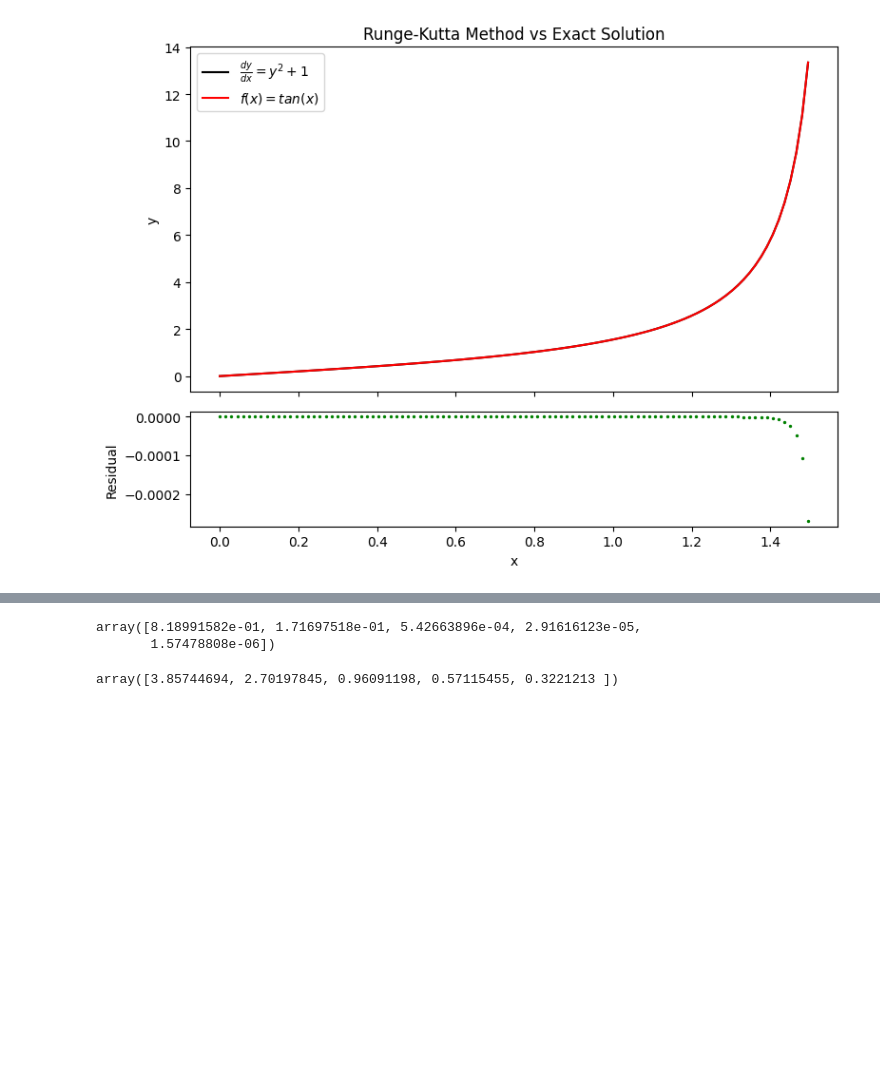
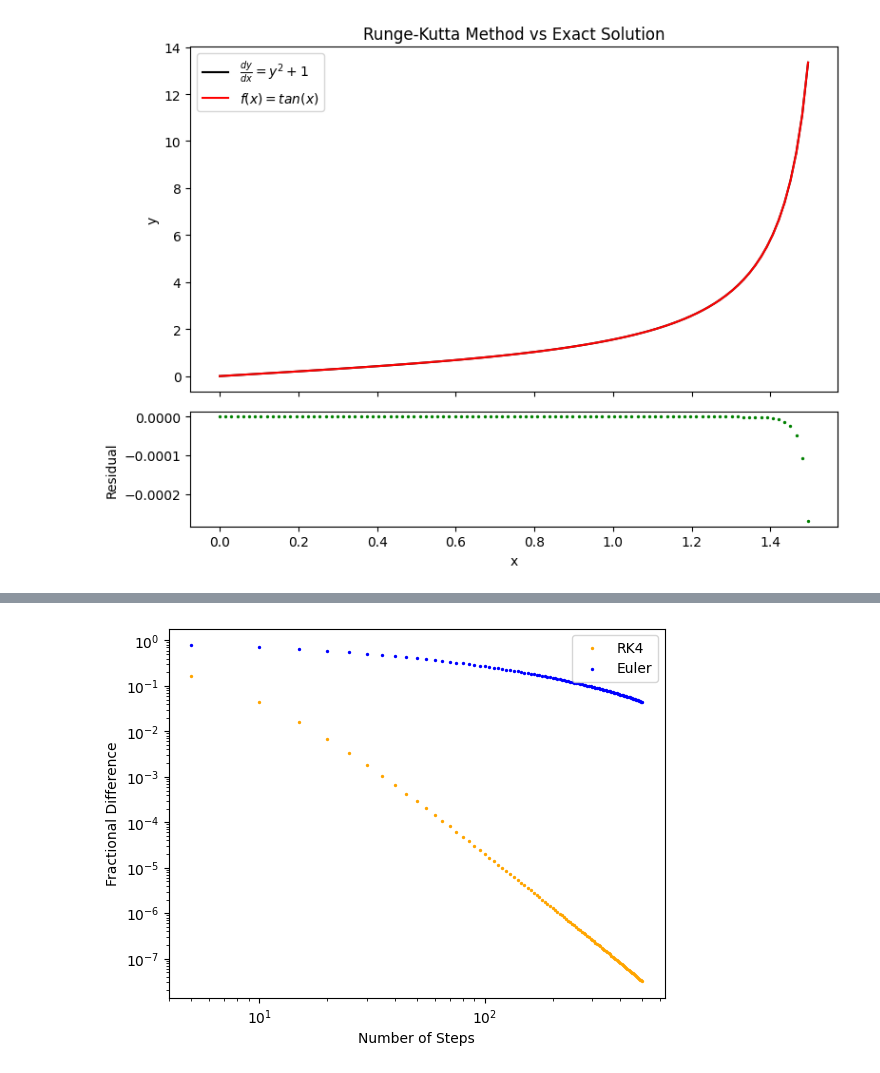
Before and after one commit to Clambert-OU/astr5900, a Jupyter notebook: hw3/hw3.ipynb, the cells around one changed output, grey strips where cells are left out. Cells and saved outputs as stored; diff of their text form; code cells hidden in the pictures; blank space fills up the shorter version.

Commit message:
Added fractional differences

```diff
--- a/hw3/hw3.ipynb
+++ b/hw3/hw3.ipynb
@@ -54,7 +54,7 @@ def runge_kutta(num_steps, h, x0, y0, f_xy):
 
     return x, y, k1, k2, k3, k4
 # %%
-x_rk, y_rk, k1, k2, k3, k4 = runge_kutta(100,(np.pi/2.1)/100,0,0,sample_function)
+x_rk, y_rk, _,_,_,_ = runge_kutta(100,(np.pi/2.1)/100,0,0,sample_function)
 
 fig, (ax1, ax2) = plt.subplots(2, 1, figsize=(8, 6), sharex=True, gridspec_kw={'height_ratios': [3, 1]})
 
@@ -74,12 +74,17 @@ plt.savefig('Runge-Kutta')
 # %% [output]
 [figure]
 # %%
-num_steps = [5,10,50,100,200]
+num_steps = np.linspace(5,500,100).astype(int)
 rk_stdev = np.array([])
+rk_diff = np.array([])
+
+_, y_rk_r, _,_,_,_ = runge_kutta(1000,(np.pi/2.1)/1000,0,0,sample_function)
+
 for n in num_steps:
-    x_rk, y_rk, k1, k2, k3, k4 = runge_kutta(n,(np.pi/2.1)/n,0,0,sample_function)
+    x_rk, y_rk,_,_,_,_ = runge_kutta(n,(np.pi/2.1)/n,0,0,sample_function)
 
     rk_stdev = np.append(rk_stdev, np.std(y_rk-np.tan(x_rk)))
+    rk_diff = np.append(rk_diff, 1-y_rk[-1]/y_rk_r[-1])
 
     fig, (ax1, ax2) = plt.subplots(2, 1, figsize=(8, 6), sharex=True, gridspec_kw={'height_ratios': [3, 1]})
 
@@ -94,4 +99,5 @@ for n in num_steps:
     ax2.set_ylabel('Residual')
 
     plt.tight_layout()
-    plt.show()
+    plt.close()
+    #plt.show()
@@ -104,9 +104,14 @@ for n in num_steps:
 # %%
 eu_stdev = np.array([])
+eu_diff = np.array([])
+
+_, y_eu_r= euler(1000,(np.pi/2.1)/1000,0,0,sample_function)
+
 for n in num_steps:
     x_eu, y_eu = euler(n,(np.pi/2.1)/n,0,0,sample_function)
 
     eu_stdev = np.append(eu_stdev, np.std(y_eu-np.tan(x_eu)))
+    eu_diff = np.append(eu_diff, 1-y_eu[-1]/y_eu_r[-1])
 
     fig, (ax1, ax2) = plt.subplots(2, 1, figsize=(8, 6), sharex=True, gridspec_kw={'height_ratios': [3, 1]})
 
@@ -121,4 +126,5 @@ for n in num_steps:
     ax2.set_ylabel('Residual')
 
     plt.tight_layout()
-    plt.show()
+    plt.close()
+    #plt.show()
@@ -131,9 +131,14 @@ for n in num_steps:
-# %%
-rk_stdev
-# %% [output]
-array([8.18991582e-01, 1.71697518e-01, 5.42663896e-04, 2.91616123e-05,
-       1.57478808e-06])
-# %%
-eu_stdev
-# %% [output]
-array([3.85744694, 2.70197845, 0.96091198, 0.57115455, 0.3221213 ])
+# %%
+plt.scatter(num_steps, rk_diff, color='orange', label='RK4', s=2)
+plt.scatter(num_steps, eu_diff, color='blue', label='Euler', s=2)
+
+plt.xlabel('Number of Steps')
+plt.ylabel('Fractional Difference')
+
+plt.xscale('log')
+plt.yscale('log')
+
+plt.legend()
+plt.savefig('frac_diff')
+# %% [output]
+[figure, added]
```
Also changed, not shown: parts of 2 cells of this notebook, 1 other file.
